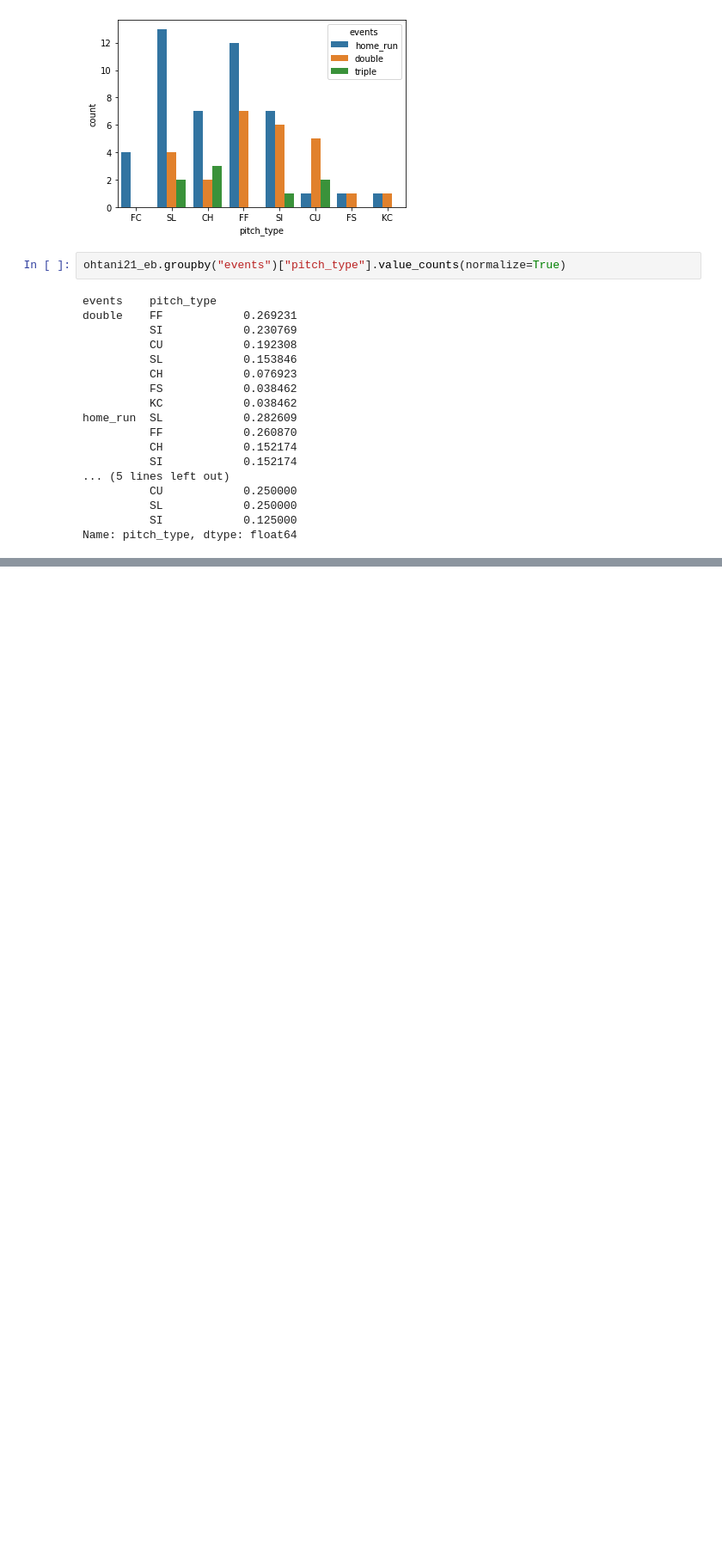
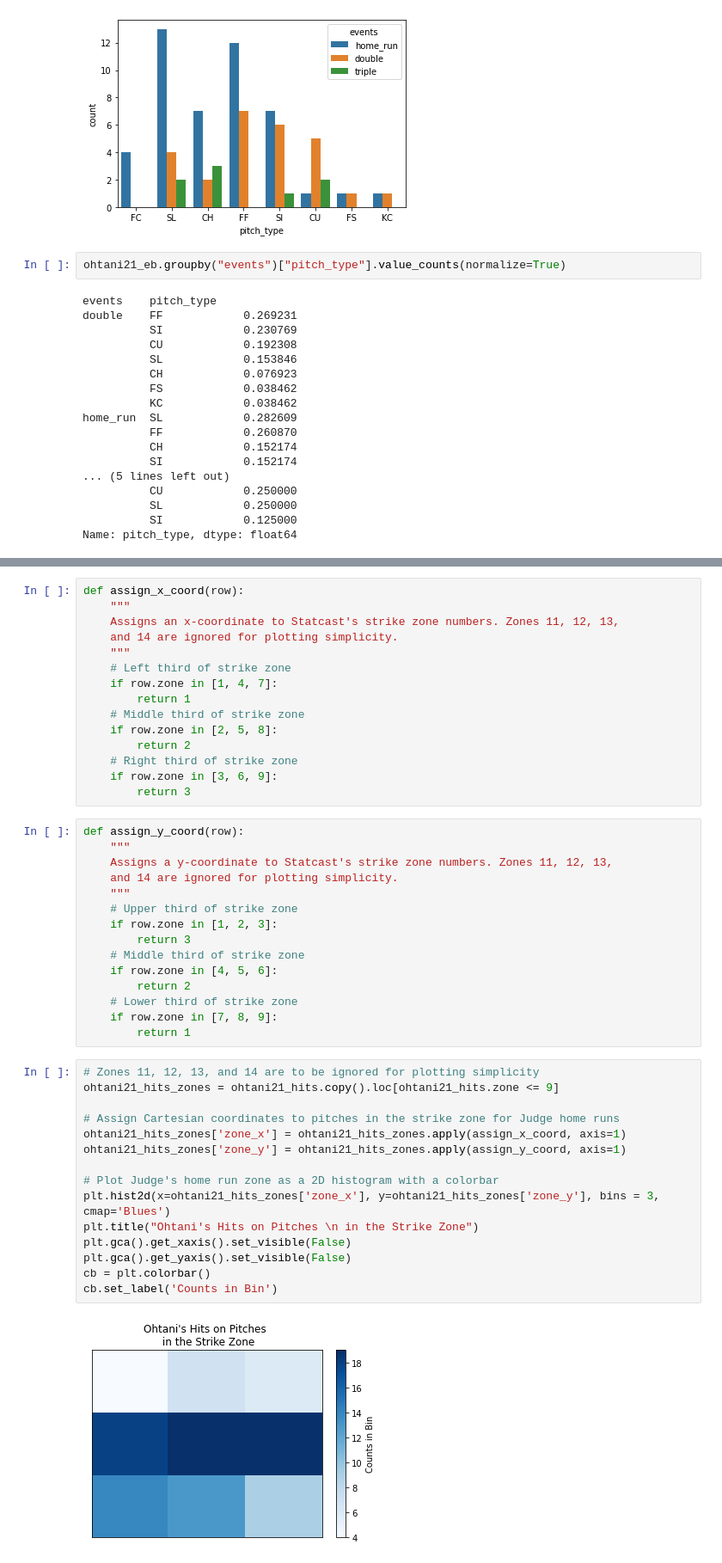
Before and after one commit to teruki-i/Ohtani, a Jupyter notebook: Ohtani_2021.ipynb, the cells around one changed output, grey strips where cells are left out. Shown: that part at 86% size. Cells and saved outputs as stored; diff of their text form; blank space fills up the shorter version.

```diff
--- a/Ohtani_2021.ipynb
+++ b/Ohtani_2021.ipynb
@@ -212,0 +223,47 @@ Name: pitch_type, dtype: float64
+# %%
+def assign_x_coord(row):
+    """
+    Assigns an x-coordinate to Statcast's strike zone numbers. Zones 11, 12, 13,
+    and 14 are ignored for plotting simplicity.
+    """
+    # Left third of strike zone
+    if row.zone in [1, 4, 7]:
+        return 1
+    # Middle third of strike zone
+    if row.zone in [2, 5, 8]:
+        return 2
+    # Right third of strike zone
+    if row.zone in [3, 6, 9]:
+        return 3
+# %%
+def assign_y_coord(row):
+    """
+    Assigns a y-coordinate to Statcast's strike zone numbers. Zones 11, 12, 13,
+    and 14 are ignored for plotting simplicity.
+    """
+    # Upper third of strike zone
+    if row.zone in [1, 2, 3]:
+        return 3
+    # Middle third of strike zone
+    if row.zone in [4, 5, 6]:
+        return 2
+    # Lower third of strike zone
+    if row.zone in [7, 8, 9]:
+        return 1
+# %%
+# Zones 11, 12, 13, and 14 are to be ignored for plotting simplicity
+ohtani21_hits_zones = ohtani21_hits.copy().loc[ohtani21_hits.zone <= 9]
+
+# Assign Cartesian coordinates to pitches in the strike zone for Judge home runs
+ohtani21_hits_zones['zone_x'] = ohtani21_hits_zones.apply(assign_x_coord, axis=1)
+ohtani21_hits_zones['zone_y'] = ohtani21_hits_zones.apply(assign_y_coord, axis=1)
+
+# Plot Judge's home run zone as a 2D histogram with a colorbar
+plt.hist2d(x=ohtani21_hits_zones['zone_x'], y=ohtani21_hits_zones['zone_y'], bins = 3, cmap='Blues')
+plt.title("Ohtani's Hits on Pitches \n in the Strike Zone")
+plt.gca().get_xaxis().set_visible(False)
+plt.gca().get_yaxis().set_visible(False)
+cb = plt.colorbar()
+cb.set_label('Counts in Bin')
+# %% [output]
+[figure, added]
```
Also changed, not shown: parts of 14 cells of this notebook.
